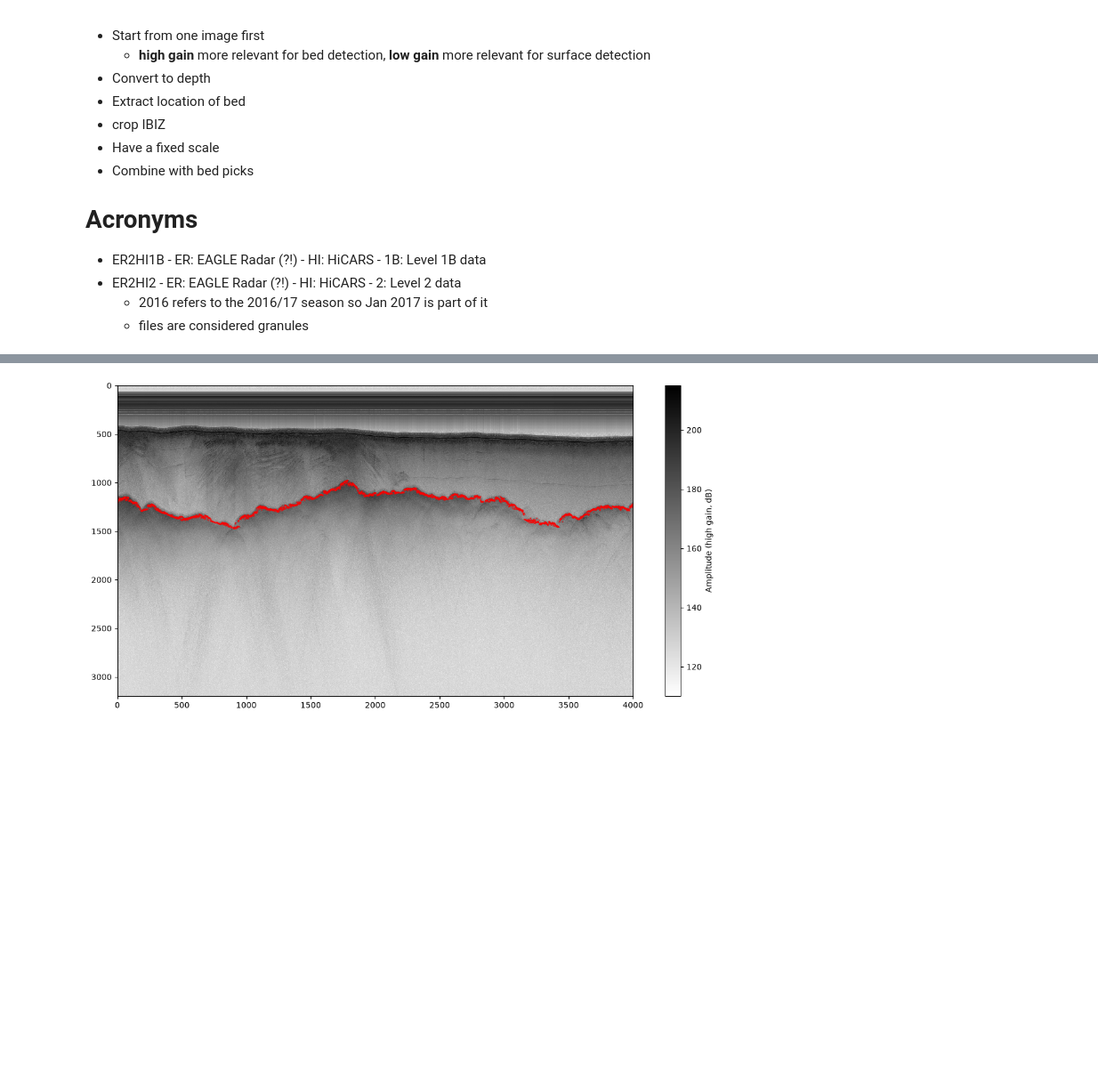
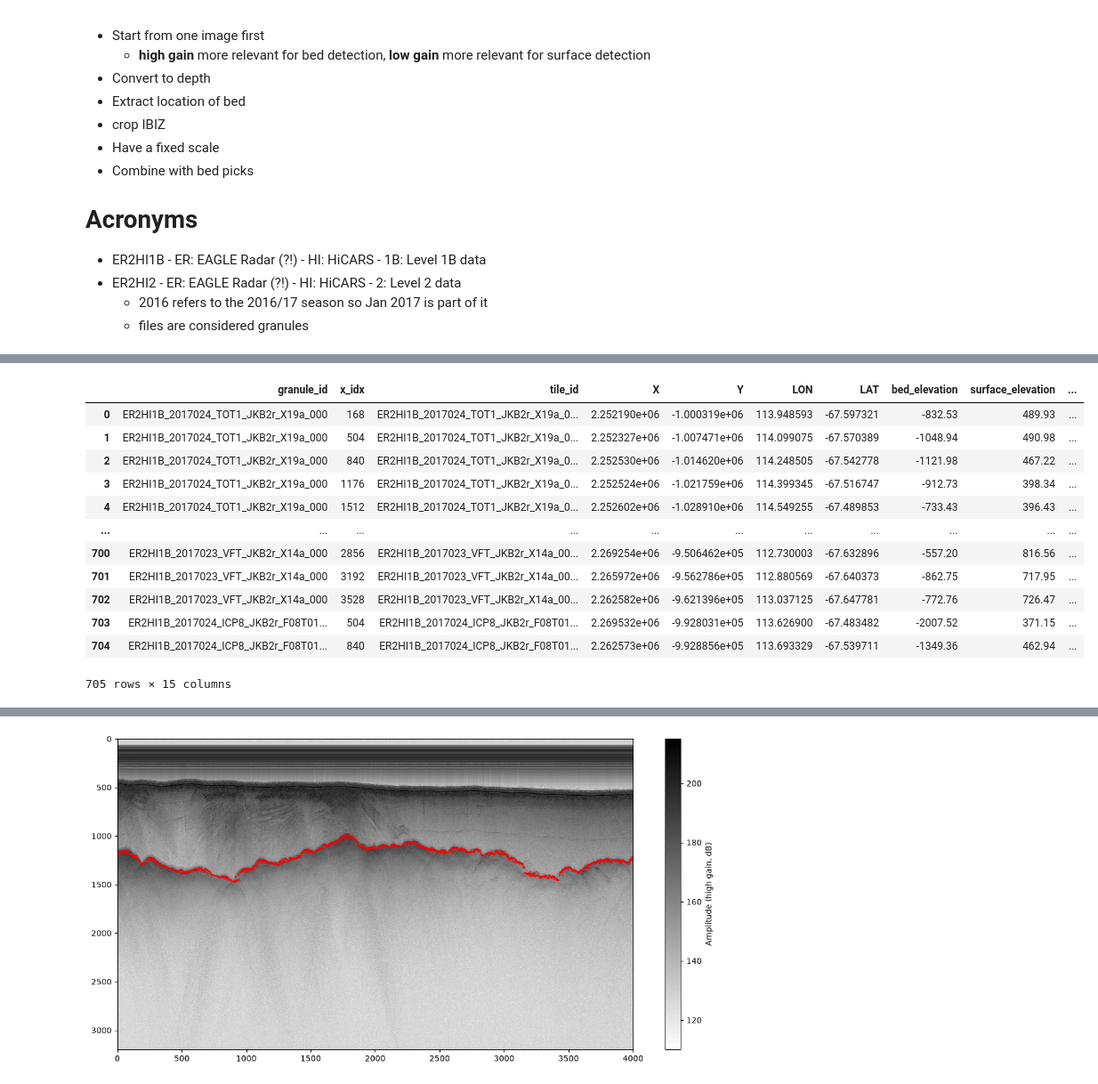
Before and after one commit to kimbente/RadarCLIP, a Jupyter notebook: preprocess_radargrams.ipynb, the cells around one changed output, grey strips where cells are left out. Shown at 89% size. Cells and saved outputs as stored; diff of their text form; code cells hidden in the pictures; blank space fills up the shorter version.

```diff
--- a/preprocess_radargrams.ipynb
+++ b/preprocess_radargrams.ipynb
@@ -62,22 +62,8 @@ Number of .nc files (granules) in 2016 AN UTIG ER2HI1B folder: 237
 # %%
 # Containers
 # convention: (1, 1, H, W) for PyTorch, where H is height and W is width
-tiles_tensor = torch.empty((0, 1, IMAGE_TILE_HEIGHT, IMAGE_TILE_WIDTH), dtype = torch.float64)
-tiles_metadata = pd.DataFrame(columns = [
-    "survey_id",
-    "granule_id",
-    "x_idx",
-    "X",
-    "Y",
-    "LON",
-    "LAT",
-    "bed_elevation",
-    "surface_elevation",
-    "ice_thickness",
-    "partial_bed_reflect",
-    "srf_reflect",
-    "tile_along_track_span_m",
-    "tile_vertical_span_m"])
+from utils import crop_tiles_extract_metadata
+
 
 all_tiles, all_meta = [], []
 
@@ -105,17 +91,21 @@ for path_to_l1b_granule in list_of_nc_files_2016_UTIG_full_paths[0:]:
     bed_idx, bed_mask = generate_bed_idx_and_mask(elevations_m, radargram_ds_l2)
 
     # 8. Crop tiles for one radargram
-    tiles_tensor_per_granule, tiles_metadata_per_granule = crop_tiles_extract_metadata(radargram_ds_l2, elevations_m, bed_idx)
+    tiles_per_granule, metadata_per_granule = crop_tiles_extract_metadata(radargram_ds_l2, elevations_m, bed_idx)
 
-    if tiles_tensor_per_granule is None:
+    if tiles_per_granule is None:
         continue
-    all_tiles.append(tiles_tensor_per_granule)
-    all_meta.append(tiles_metadata_per_granule)
 
-    break
+    all_tiles.append(tiles_per_granule)
+    all_meta.append(metadata_per_granule)
 
-tiles_tensor = torch.cat(all_tiles, dim = 0)
+
+# after the loop, once
+# list to numpy array and pandas dataframe
+tiles_np = np.concatenate(all_tiles, axis = 0)                  # (N, H, W)
 tiles_metadata = pd.concat(all_meta, ignore_index = True)
+# make tensor
+tiles_tensor = torch.from_numpy(tiles_np).unsqueeze(1)
 # %% [output]
 ------------------------------
 Now processing Granule ID: ER2HI1B_2017024_TOT1_JKB2r_X19a_000
@@ -126,0 +127,16 @@ Matched: 4000 / 4000
+# %%
+tiles_metadata
+# %% [output]
+|  | granule_id | x_idx | tile_id | X | Y | LON | LAT | bed_elevation | surface_elevation | ... |
+| 0 | ER2HI1B_2017024_TOT1_JKB2r_X19a_000 | 168 | ER2HI1B_2017024_TOT1_JKB2r_X19a_0... | 2.252190e+06 | -1.000319e+06 | 113.948593 | -67.597321 | -832.53 | 489.93 | ... |
+| 1 | ER2HI1B_2017024_TOT1_JKB2r_X19a_000 | 504 | ER2HI1B_2017024_TOT1_JKB2r_X19a_0... | 2.252327e+06 | -1.007471e+06 | 114.099075 | -67.570389 | -1048.94 | 490.98 | ... |
+| 2 | ER2HI1B_2017024_TOT1_JKB2r_X19a_000 | 840 | ER2HI1B_2017024_TOT1_JKB2r_X19a_0... | 2.252530e+06 | -1.014620e+06 | 114.248505 | -67.542778 | -1121.98 | 467.22 | ... |
+| 3 | ER2HI1B_2017024_TOT1_JKB2r_X19a_000 | 1176 | ER2HI1B_2017024_TOT1_JKB2r_X19a_0... | 2.252524e+06 | -1.021759e+06 | 114.399345 | -67.516747 | -912.73 | 398.34 | ... |
+| 4 | ER2HI1B_2017024_TOT1_JKB2r_X19a_000 | 1512 | ER2HI1B_2017024_TOT1_JKB2r_X19a_0... | 2.252602e+06 | -1.028910e+06 | 114.549255 | -67.489853 | -733.43 | 396.43 | ... |
+| ... | ... | ... | ... | ... | ... | ... | ... | ... | ... | ... |
+| 700 | ER2HI1B_2017023_VFT_JKB2r_X14a_000 | 2856 | ER2HI1B_2017023_VFT_JKB2r_X14a_00... | 2.269254e+06 | -9.506462e+05 | 112.730003 | -67.632896 | -557.20 | 816.56 | ... |
+| 701 | ER2HI1B_2017023_VFT_JKB2r_X14a_000 | 3192 | ER2HI1B_2017023_VFT_JKB2r_X14a_00... | 2.265972e+06 | -9.562786e+05 | 112.880569 | -67.640373 | -862.75 | 717.95 | ... |
+| 702 | ER2HI1B_2017023_VFT_JKB2r_X14a_000 | 3528 | ER2HI1B_2017023_VFT_JKB2r_X14a_00... | 2.262582e+06 | -9.621396e+05 | 113.037125 | -67.647781 | -772.76 | 726.47 | ... |
+| 703 | ER2HI1B_2017024_ICP8_JKB2r_F08T01... | 504 | ER2HI1B_2017024_ICP8_JKB2r_F08T01... | 2.269532e+06 | -9.928031e+05 | 113.626900 | -67.483482 | -2007.52 | 371.15 | ... |
+| 704 | ER2HI1B_2017024_ICP8_JKB2r_F08T01... | 840 | ER2HI1B_2017024_ICP8_JKB2r_F08T01... | 2.262573e+06 | -9.928856e+05 | 113.693329 | -67.539711 | -1349.36 | 462.94 | ... |
+705 rows × 15 columns
```
Also changed, not shown: parts of 4 cells of this notebook, 3 other files.
